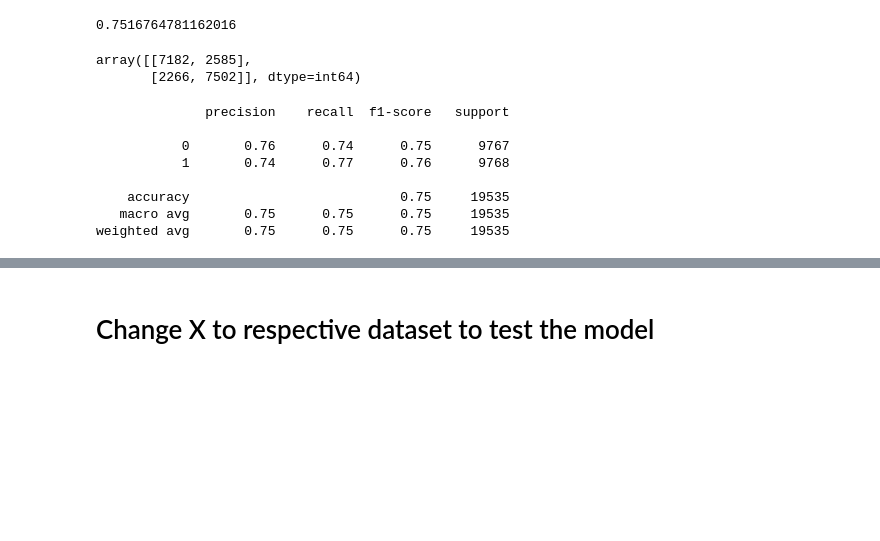
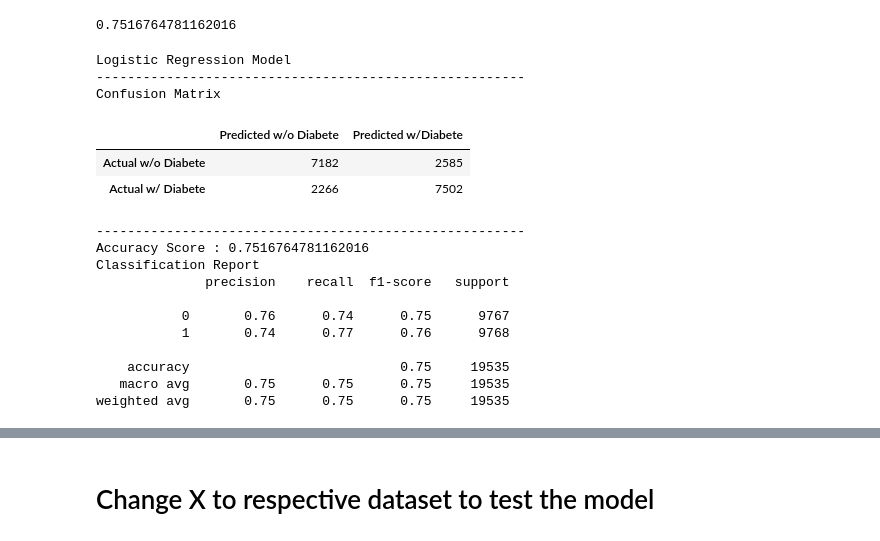
Before and after one commit to shengzhiluo000/Project_4_Group_9, a Jupyter notebook: Project 4 Analysis - Supervised Learning.ipynb, the cells around one changed output, grey strips where cells are left out. Cells and saved outputs as stored; diff of their text form; code cells hidden in the pictures; blank space fills up the shorter version.

```diff
--- a/Project 4 Analysis - Supervised Learning.ipynb
+++ b/Project 4 Analysis - Supervised Learning.ipynb
@@ -154,21 +171,39 @@ results.head(100)
 accuracy_score(y_test, predictions)
 # %% [output]
 0.7516764781162016
-# %%
-# Display the confusion matrix for the test dataset.
-confusion_matrix(y_test, predictions)
-# %% [output]
-array([[7182, 2585],
-       [2266, 7502]], dtype=int64)
-# %%
-# Display the classification for the test dataset.
-print(classification_report(y_test, predictions))
-# %% [output]
-              precision    recall  f1-score   support
-
-           0       0.76      0.74      0.75      9767
-           1       0.74      0.77      0.76      9768
-
-    accuracy                           0.75     19535
-   macro avg       0.75      0.75      0.75     19535
-weighted avg       0.75      0.75      0.75     19535
+# %%
+cm = confusion_matrix(y_test, predictions)
+cm_df = pd.DataFrame(
+    cm, index=["Actual w/o Diabete", "Actual w/ Diabete"], columns=["Predicted w/o Diabete", "Predicted w/Diabete"]
+)
+
+# Calculating the accuracy score
+acc_score = accuracy_score(y_test, predictions)
+
+# Displaying results
+print("Logistic Regression Model")
+print("-------------------------------------------------------")
+print("Confusion Matrix")
+display(cm_df)
+print("-------------------------------------------------------")
+print(f"Accuracy Score : {acc_score}")
+print("Classification Report")
+print(classification_report(y_test, predictions))
+# %% [output]
+Logistic Regression Model
+-------------------------------------------------------
+Confusion Matrix
+|  | Predicted w/o Diabete | Predicted w/Diabete |
+| Actual w/o Diabete | 7182 | 2585 |
+| Actual w/ Diabete | 2266 | 7502 |
+-------------------------------------------------------
+Accuracy Score : 0.7516764781162016
+Classification Report
+              precision    recall  f1-score   support
+
+           0       0.76      0.74      0.75      9767
+           1       0.74      0.77      0.76      9768
+
+    accuracy                           0.75     19535
+   macro avg       0.75      0.75      0.75     19535
+weighted avg       0.75      0.75      0.75     19535
```
Also changed, not shown: parts of 20 cells of this notebook, 19 other files.
